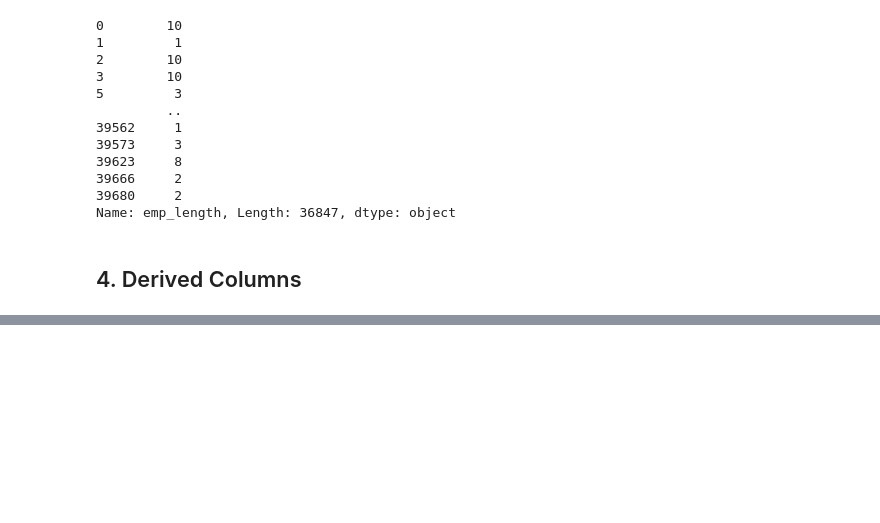
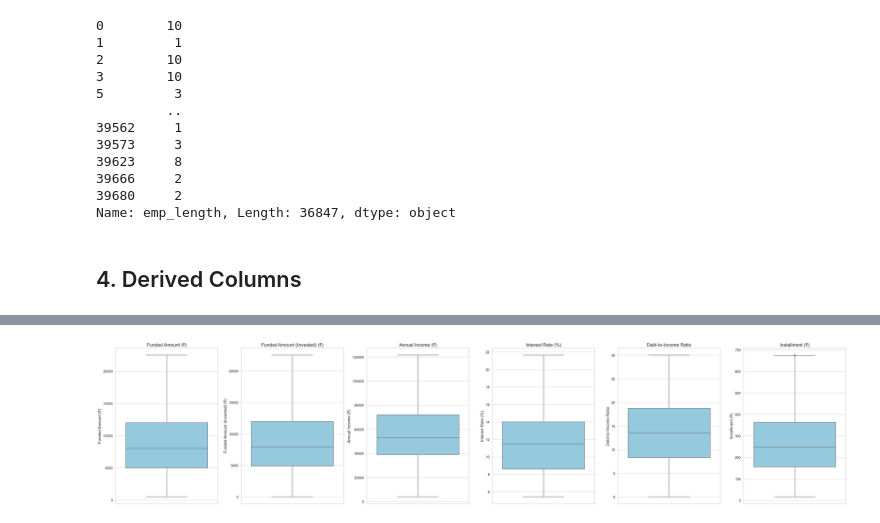
Before and after one commit to chandansharma10698/LendingClubCaseStudy, a Jupyter notebook: chandan_sharma_brk.ipynb, the cells around one changed output, grey strips where cells are left out. Saved outputs shown, nothing was run; the diff lists cells and outputs as text; code cells hidden in the pictures; blank space fills up the shorter version.

```diff
--- a/chandan_sharma_brk.ipynb
+++ b/chandan_sharma_brk.ipynb
@@ -523,0 +683,40 @@ Name: emp_length, Length: 36847, dtype: object
+# %%
+# Assuming column_titles is a dictionary containing titles for the columns
+column_titles = {
+    'loan_amnt': 'Loan Amount (₹)',
+    'funded_amnt': 'Funded Amount (₹)',
+    'funded_amnt_inv': 'Funded Amount (Invested) (₹)',
+    'annual_inc': 'Annual Income (₹)',
+    'int_rate': 'Interest Rate (%)',
+    'dti': 'Debt-to-Income Ratio',
+    'installment': 'Installment (₹)'
+}
+
+def plot_multiple_boxplots(df, columns):
+    num_columns = len(columns)
+    fig, axes = plot.subplots(1, num_columns, figsize=(6*num_columns, 8))
+
+    for i, column in enumerate(columns):
+        sns.boxplot(y=df[column], ax=axes[i], color="skyblue")
+        axes[i].set_title(column_titles.get(column, column), fontsize=16)
+        axes[i].set_xlabel('')
+        axes[i].set_ylabel(column_titles.get(column, column), fontsize=14)
+        axes[i].tick_params(axis='y', labelsize=12)
+
+    plot.tight_layout()
+    plot.show()
+
+# Columns to plot
+columns_to_plot = [
+    'funded_amnt',
+    'funded_amnt_inv',
+    'annual_inc',
+    'int_rate',
+    'dti',
+    'installment'
+]
+
+# Usage
+plot_multiple_boxplots(df_Loan, columns_to_plot)
+# %% [output]
+[figure, added]
```
Also changed, not shown: parts of 20 cells of this notebook.
